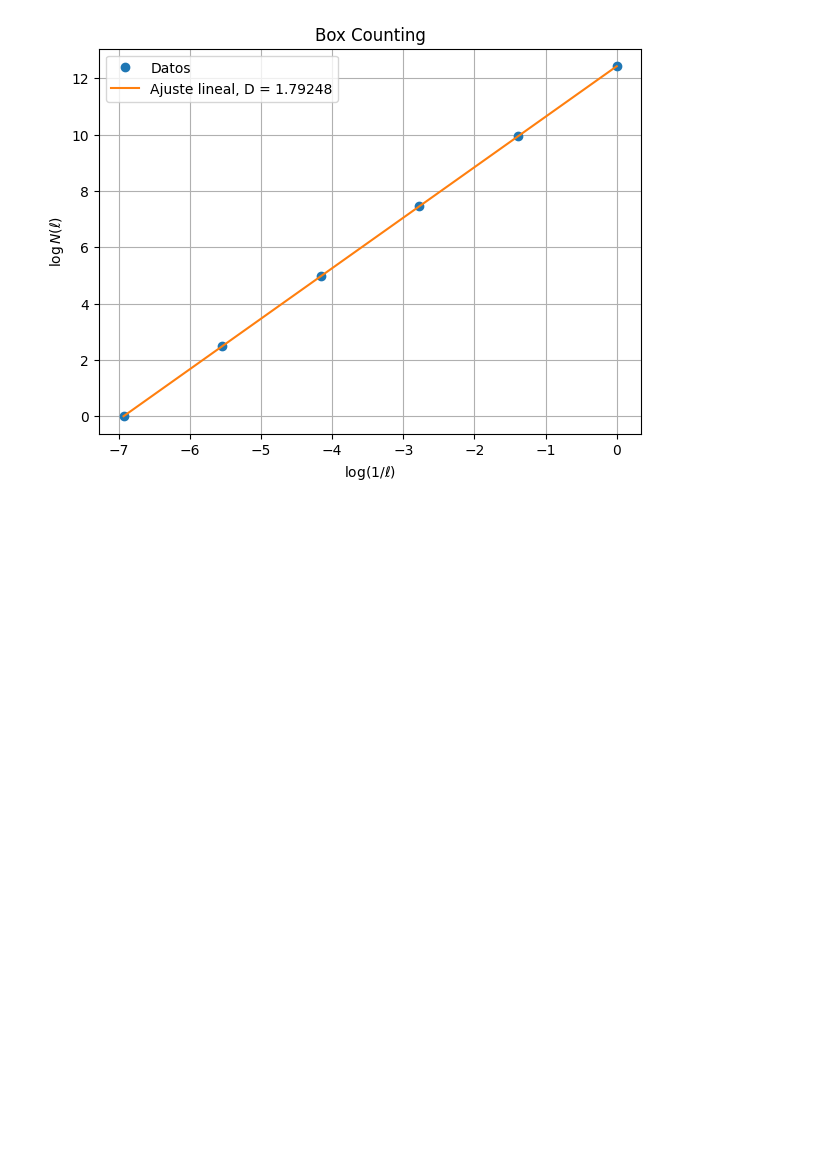
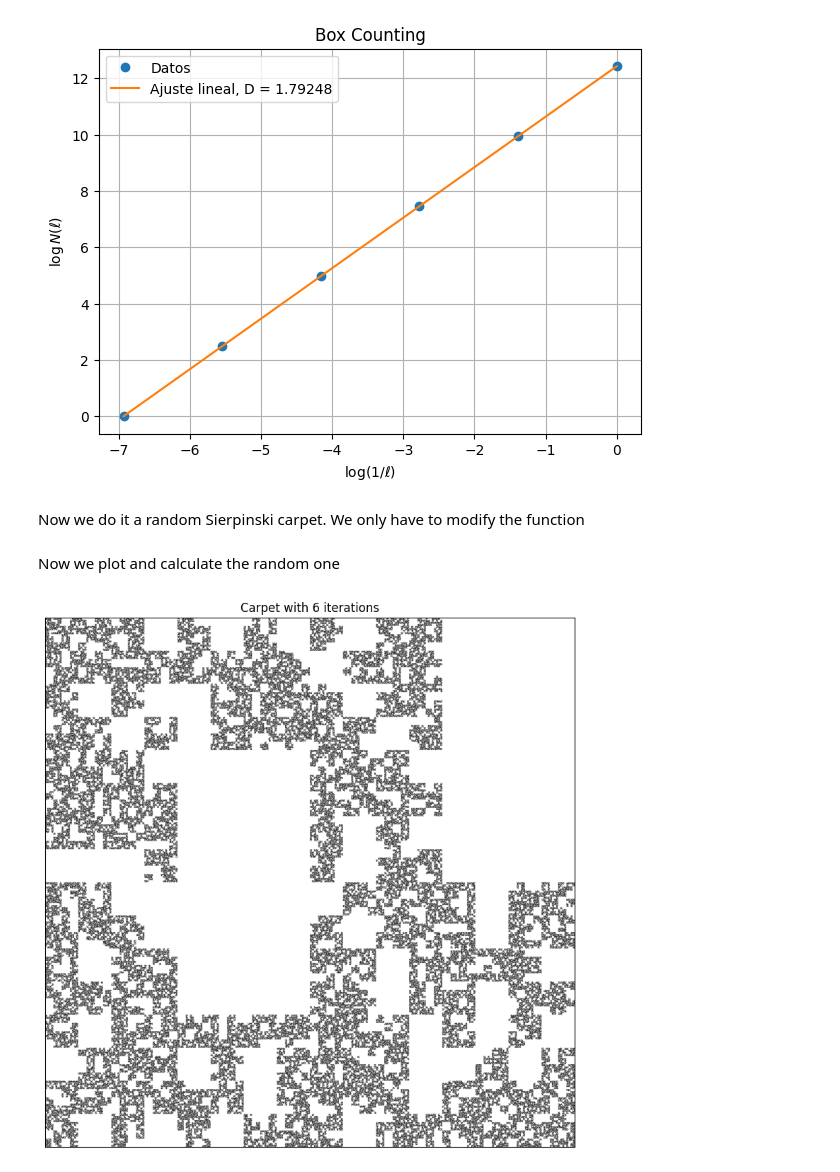
Before and after one commit to DiegoConol/Complex-Systems, a Jupyter notebook: Homework_2/homework2_Diego_Contreras_Olmos.ipynb, the cells around one changed output. Saved outputs shown, nothing was run; the diff lists cells and outputs as text; code cells hidden in the pictures; blank space fills up the shorter version.

```diff
--- a/Homework_2/homework2_Diego_Contreras_Olmos.ipynb
+++ b/Homework_2/homework2_Diego_Contreras_Olmos.ipynb
@@ -173,3 +178,5 @@ plt.grid(True)
 plt.show()
 # %% [output]
 [figure]
+# %% [markdown]
+Now we do it a random Sierpinski carpet. We only have to modify the function
@@ -175,0 +229,32 @@ plt.show()
+# %% [markdown]
+Now we plot and calculate the random one
+# %%
+### PLOT AND CALCULATION OF THE RANDOM CARPET ################
+
+#Assign a number of iterations
+iteraciones=6
+
+fractal = generar_alfombra_random(iteraciones)
+
+#Now the plot
+
+plt.figure(figsize=(8,8))
+plt.imshow(fractal, cmap="binary")
+plt.title(f"Carpet with {iteraciones} iterations")
+plt.axis("on")
+plt.xticks([])
+plt.yticks([])
+plt.tight_layout()
+plt.savefig("Plot_random_carpet.png", bbox_inches='tight', dpi=900)
+plt.show()
+
+
+#Now to calculate the dimension
+
+dimension, sizes, counts = dimension_caja(fractal)
+
+print("Sizes of the box:", sizes)
+print("Number of occupied boxs: ", counts)
+print(f"Dimension of the box = {dimension:.5f}") #5 decimals should do
+# %% [output]
+[figure, added]
```
Also changed, not shown: parts of 3 cells of this notebook, 3 other files.
